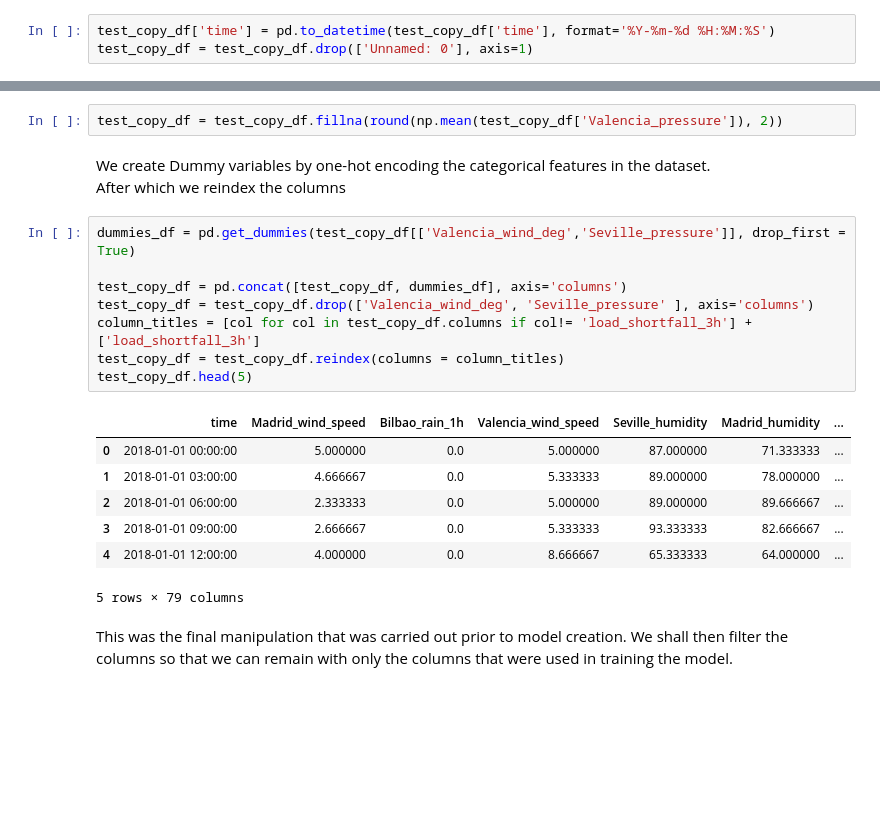
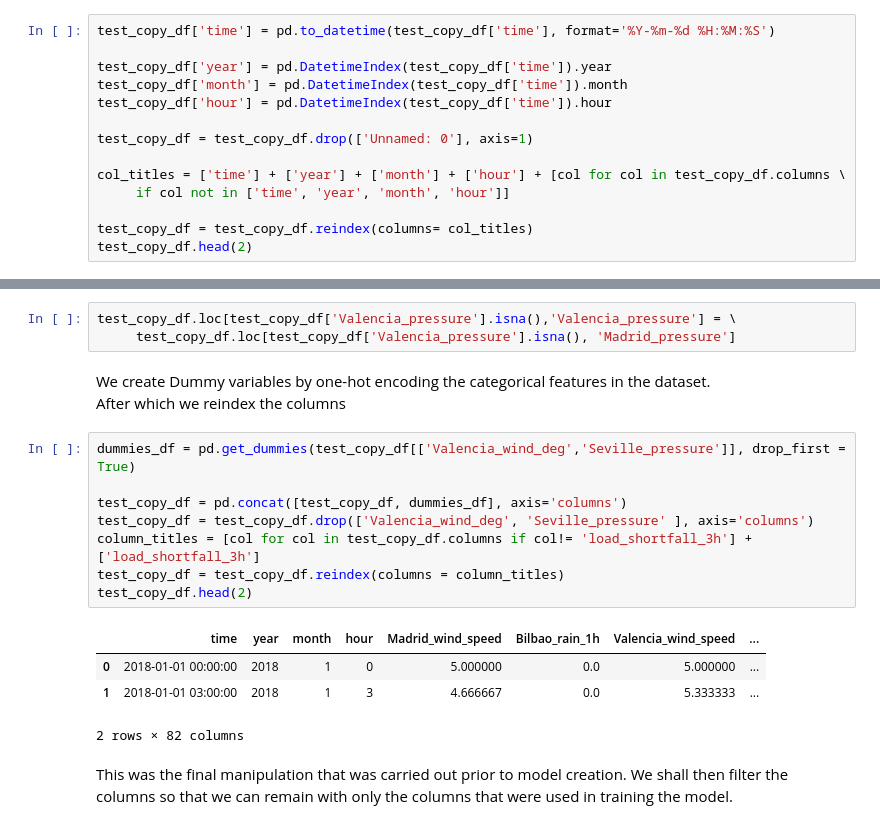
Before and after one commit to KenCBonyo/2110ACDS_ND5, a Jupyter notebook: 2110ACDS_ND5_v0.1.ipynb, the cells around one changed output, grey strips where cells are left out. Cells and saved outputs as stored; diff of their text form; blank space fills up the shorter version.

```diff
--- a/2110ACDS_ND5_v0.1.ipynb
+++ b/2110ACDS_ND5_v0.1.ipynb
@@ -1112,3 +1126,14 @@ We shall convert the time column data type & drop the 'Unnamed: 0' column
 # %%
 test_copy_df['time'] = pd.to_datetime(test_copy_df['time'], format='%Y-%m-%d %H:%M:%S')
+
+test_copy_df['year'] = pd.DatetimeIndex(test_copy_df['time']).year
+test_copy_df['month'] = pd.DatetimeIndex(test_copy_df['time']).month
+test_copy_df['hour'] = pd.DatetimeIndex(test_copy_df['time']).hour
+
 test_copy_df = test_copy_df.drop(['Unnamed: 0'], axis=1)
+
+col_titles = ['time'] + ['year'] + ['month'] + ['hour'] + [col for col in test_copy_df.columns \
+     if col not in ['time', 'year', 'month', 'hour']]
+
+test_copy_df = test_copy_df.reindex(columns= col_titles)
+test_copy_df.head(2)
@@ -1135,27 +1165,25 @@ Madrid_temp_min           0
 dtype: int64
 # %% [markdown]
 Valencia_pressure contains null values, which we shall replace as before.
-# %%
-test_copy_df = test_copy_df.fillna(round(np.mean(test_copy_df['Valencia_pressure']), 2))
+# %%
+test_copy_df.loc[test_copy_df['Valencia_pressure'].isna(),'Valencia_pressure'] = \
+     test_copy_df.loc[test_copy_df['Valencia_pressure'].isna(), 'Madrid_pressure']
 # %% [markdown]
 We create Dummy variables by one-hot encoding the categorical features in the dataset. <br/>
 After which we reindex the columns
 # %%
 dummies_df = pd.get_dummies(test_copy_df[['Valencia_wind_deg','Seville_pressure']], drop_first = True)
 
 test_copy_df = pd.concat([test_copy_df, dummies_df], axis='columns')
 test_copy_df = test_copy_df.drop(['Valencia_wind_deg', 'Seville_pressure' ], axis='columns')
 column_titles = [col for col in test_copy_df.columns if col!= 'load_shortfall_3h'] + ['load_shortfall_3h']
 test_copy_df = test_copy_df.reindex(columns = column_titles)
-test_copy_df.head(5)
+test_copy_df.head(2)
 # %% [output]
-|  | time | Madrid_wind_speed | Bilbao_rain_1h | Valencia_wind_speed | Seville_humidity | Madrid_humidity | ... |
-| 0 | 2018-01-01 00:00:00 | 5.000000 | 0.0 | 5.000000 | 87.000000 | 71.333333 | ... |
-| 1 | 2018-01-01 03:00:00 | 4.666667 | 0.0 | 5.333333 | 89.000000 | 78.000000 | ... |
-| 2 | 2018-01-01 06:00:00 | 2.333333 | 0.0 | 5.000000 | 89.000000 | 89.666667 | ... |
-| 3 | 2018-01-01 09:00:00 | 2.666667 | 0.0 | 5.333333 | 93.333333 | 82.666667 | ... |
-| 4 | 2018-01-01 12:00:00 | 4.000000 | 0.0 | 8.666667 | 65.333333 | 64.000000 | ... |
+|  | time | year | month | hour | Madrid_wind_speed | Bilbao_rain_1h | Valencia_wind_speed | ... |
+| 0 | 2018-01-01 00:00:00 | 2018 | 1 | 0 | 5.000000 | 0.0 | 5.000000 | ... |
+| 1 | 2018-01-01 03:00:00 | 2018 | 1 | 3 | 4.666667 | 0.0 | 5.333333 | ... |
-5 rows × 79 columns
+2 rows × 82 columns
 # %% [markdown]
 This was the final manipulation that was carried out prior to model creation. We shall then filter the columns so that we can remain with only the columns that were used in training the model.
 # %%
```
Also changed, not shown: parts of 28 cells of this notebook, 2 other files.
